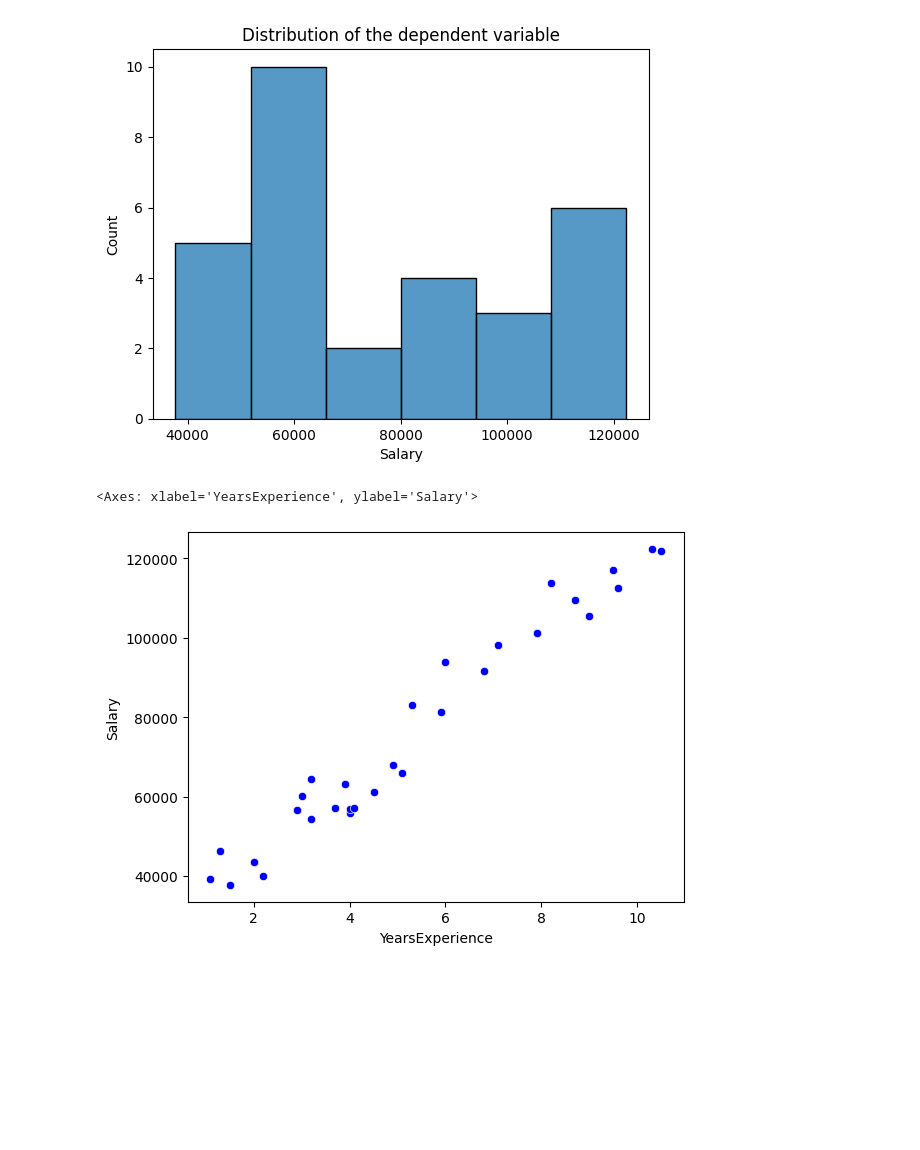
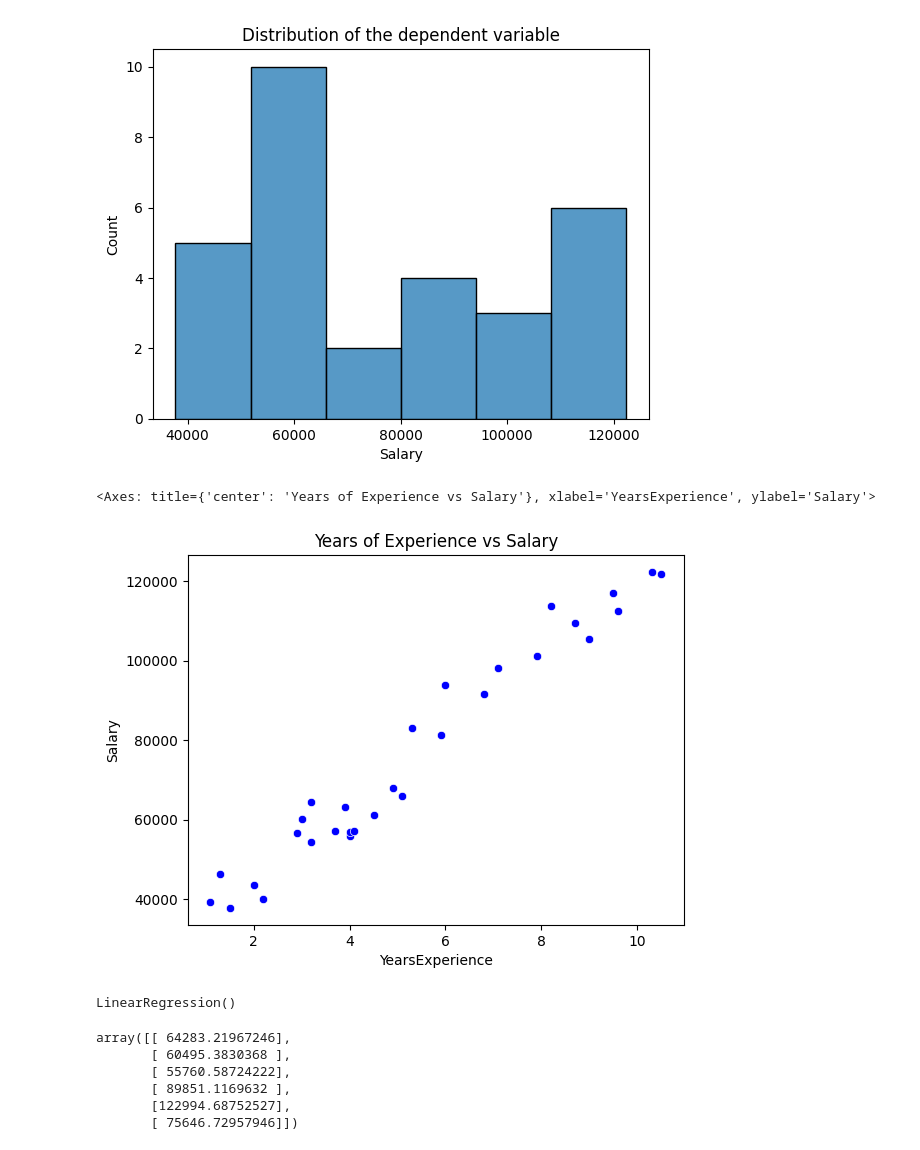
Before and after one commit to samiulhoquechowdhury/NIELIT-INTERNSHIP, a Jupyter notebook: Regression.ipynb, the cells around one changed output. Drawn from its saved outputs; the diff is of its cells as text; code cells hidden in the pictures; blank space fills up the shorter version.

Commit message:
linear regression

```diff
--- a/Regression.ipynb
+++ b/Regression.ipynb
@@ -22,7 +23,8 @@ plt.show()
 # %% [output]
 [figure]
 # %%
+plt.title('Years of Experience vs Salary')
 sns.scatterplot(x='YearsExperience',y='Salary',data=df_sal,color='blue')
 # %% [output]
-<Axes: xlabel='YearsExperience', ylabel='Salary'>
+<Axes: title={'center': 'Years of Experience vs Salary'}, xlabel='YearsExperience', ylabel='Salary'>
-[figure, old version]
+[figure, new version]
@@ -28,0 +41,15 @@ sns.scatterplot(x='YearsExperience',y='Salary',data=df_sal,color='blue')
+# %%
+regressor = LinearRegression()
+regressor.fit(xtrain,ytrain)
+# %% [output]
+LinearRegression()
+# %%
+y_prediction=regressor.predict(xtest)
+y_prediction
+# %% [output]
+array([[ 64283.21967246],
+       [ 60495.3830368 ],
+       [ 55760.58724222],
+       [ 89851.1169632 ],
+       [122994.68752527],
+       [ 75646.72957946]])
```
Also changed, not shown: parts of 8 cells of this notebook.
